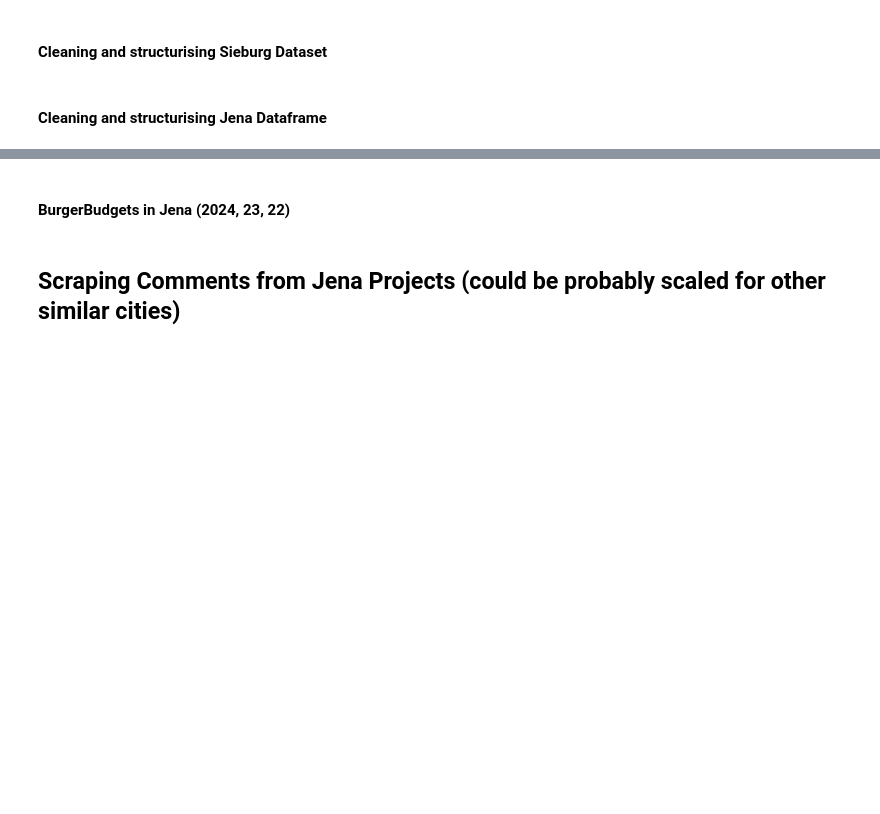
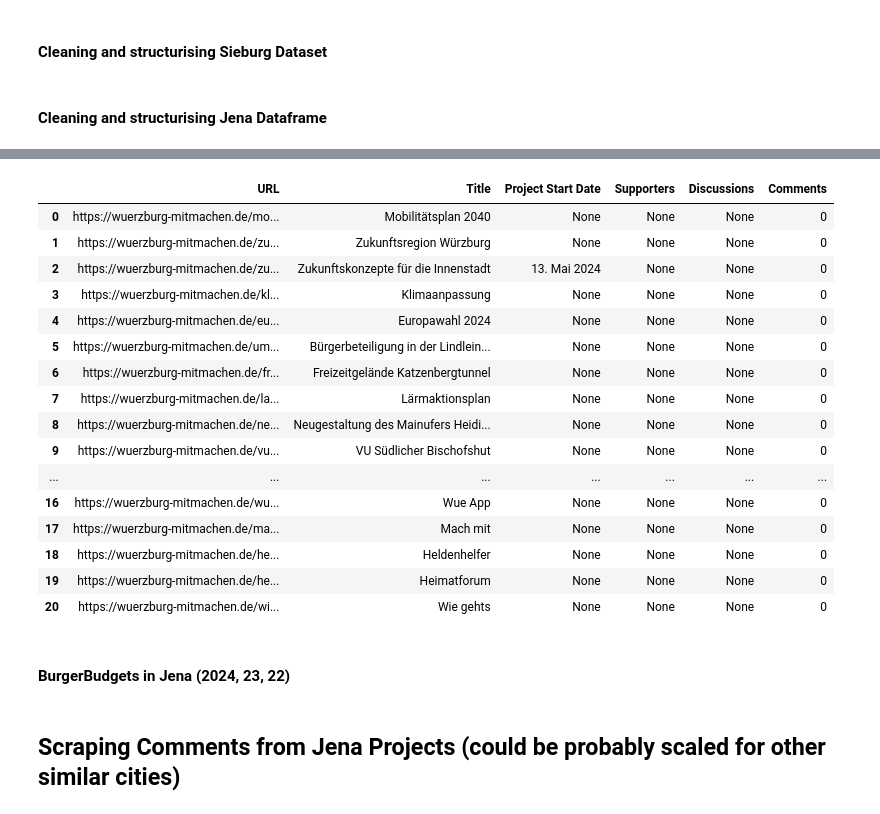
Before and after one commit to denishotii/ConsulDemocracy24-kommueneImFokus, a Jupyter notebook: Scraping copy.ipynb, the cells around one changed output, grey strips where cells are left out. Cells and saved outputs as stored; diff of their text form; code cells hidden in the pictures; blank space fills up the shorter version.

Commit message:
Used Jena logic to get df_wurzburg (needed to change logic a bit to obtain cleaned dataframe. There are proposals inside of the project sometimes. Should scrape them also)

```diff
--- a/Scraping copy.ipynb
+++ b/Scraping copy.ipynb
@@ -79,8 +100,9 @@ def jena_data(soup):
 # %%
 urls = [
-        'https://mitmachen.siegburg.de/angebotslandkarte',
-        'https://mitmachen.jena.de/projekts'
-    ]
+    'https://mitmachen.siegburg.de/angebotslandkarte',
+    'https://mitmachen.jena.de/projekts',
+    'https://wuerzburg-mitmachen.de/projekts'
+]
 
 
 def def_42(urls):
@@ -104,6 +126,8 @@ def scraper(soup, url):
         return siegburg_data(soup)
     elif 'jena' in url:
         return jena_data(soup)
+    elif 'wuerzburg' in url:  # Add handling for Würzburg
+        return wurzburg_data(soup)
 
     return "No scraper defined for this URL"
 
@@ -135,9 +159,13 @@ import pandas as pd
 # Separate URLs and content for Siegburg and Jena
 siegburg_data = {k: v for k, v in link_and_data.items() if "siegburg" in k}
 jena_data = {k: v for k, v in link_and_data.items() if "jena" in k}
+wurzburg_data = {k: v for k, v in link_and_data.items() if "wuerzburg" in k}
 
 # Create DataFrames
 df_sieburg = pd.DataFrame(list(siegburg_data.items()), columns=["URL", "Content"])
 df_jena = pd.DataFrame(list(jena_data.items()), columns=["URL", "Content"])
+df_wurzburg = pd.DataFrame(list(wurzburg_data.items()), columns=["URL", "Content"])
 # %%
 df_jena = pd.DataFrame(df_jena['Content'][0].items(), columns=["URL", "Content"])
+df_sieburg = pd.DataFrame(df_sieburg['Content'][0].items(), columns=["URL", "Content"])
+df_wurzburg = pd.DataFrame(df_wurzburg['Content'][0].items(), columns=["URL", "Content"])
@@ -312,3 +338,4 @@ def process_all_jena_entries(df_jena):
     return df_jena_cleaned
 # %%
 df_jena_cleaned = process_all_jena_entries(df_jena)
+df_wurzburg_cleaned = process_all_jena_entries(df_wurzburg)
@@ -335,3 +342,23 @@ df_jena_cleaned
+# %%
+df_wurzburg_cleaned
+# %% [output]
+|  | URL | Title | Project Start Date | Supporters | Discussions | Comments |
+| 0 | https://wuerzburg-mitmachen.de/mo... | Mobilitätsplan 2040 | None | None | None | 0 |
+| 1 | https://wuerzburg-mitmachen.de/zu... | Zukunftsregion Würzburg | None | None | None | 0 |
+| 2 | https://wuerzburg-mitmachen.de/zu... | Zukunftskonzepte für die Innenstadt | 13. Mai 2024 | None | None | 0 |
+| 3 | https://wuerzburg-mitmachen.de/kl... | Klimaanpassung | None | None | None | 0 |
+| 4 | https://wuerzburg-mitmachen.de/eu... | Europawahl 2024 | None | None | None | 0 |
+| 5 | https://wuerzburg-mitmachen.de/um... | Bürgerbeteiligung in der Lindlein... | None | None | None | 0 |
+| 6 | https://wuerzburg-mitmachen.de/fr... | Freizeitgelände Katzenbergtunnel | None | None | None | 0 |
+| 7 | https://wuerzburg-mitmachen.de/la... | Lärmaktionsplan | None | None | None | 0 |
+| 8 | https://wuerzburg-mitmachen.de/ne... | Neugestaltung des Mainufers Heidi... | None | None | None | 0 |
+| 9 | https://wuerzburg-mitmachen.de/vu... | VU Südlicher Bischofshut | None | None | None | 0 |
+| ... | ... | ... | ... | ... | ... | ... |
+| 16 | https://wuerzburg-mitmachen.de/wu... | Wue App | None | None | None | 0 |
+| 17 | https://wuerzburg-mitmachen.de/ma... | Mach mit | None | None | None | 0 |
+| 18 | https://wuerzburg-mitmachen.de/he... | Heldenhelfer | None | None | None | 0 |
+| 19 | https://wuerzburg-mitmachen.de/he... | Heimatforum | None | None | None | 0 |
+| 20 | https://wuerzburg-mitmachen.de/wi... | Wie gehts | None | None | None | 0 |
 # %% [markdown]
 #### BurgerBudgets in Jena (2024, 23, 22)
 # %%
```
Also changed, not shown: parts of 4 cells of this notebook.
